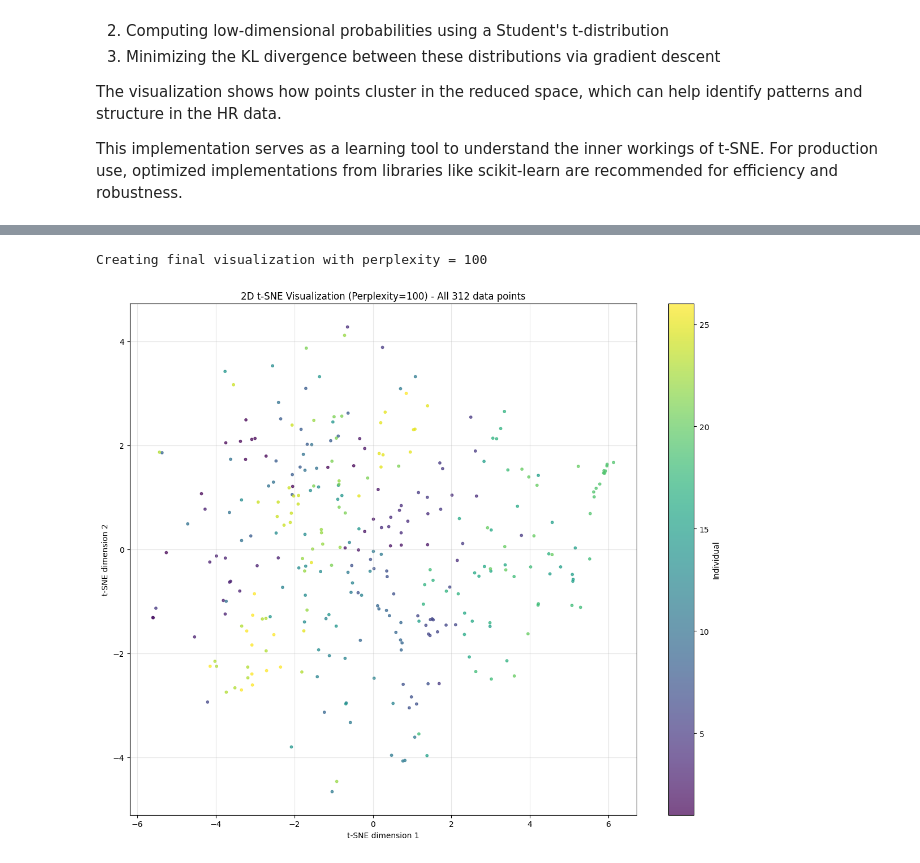
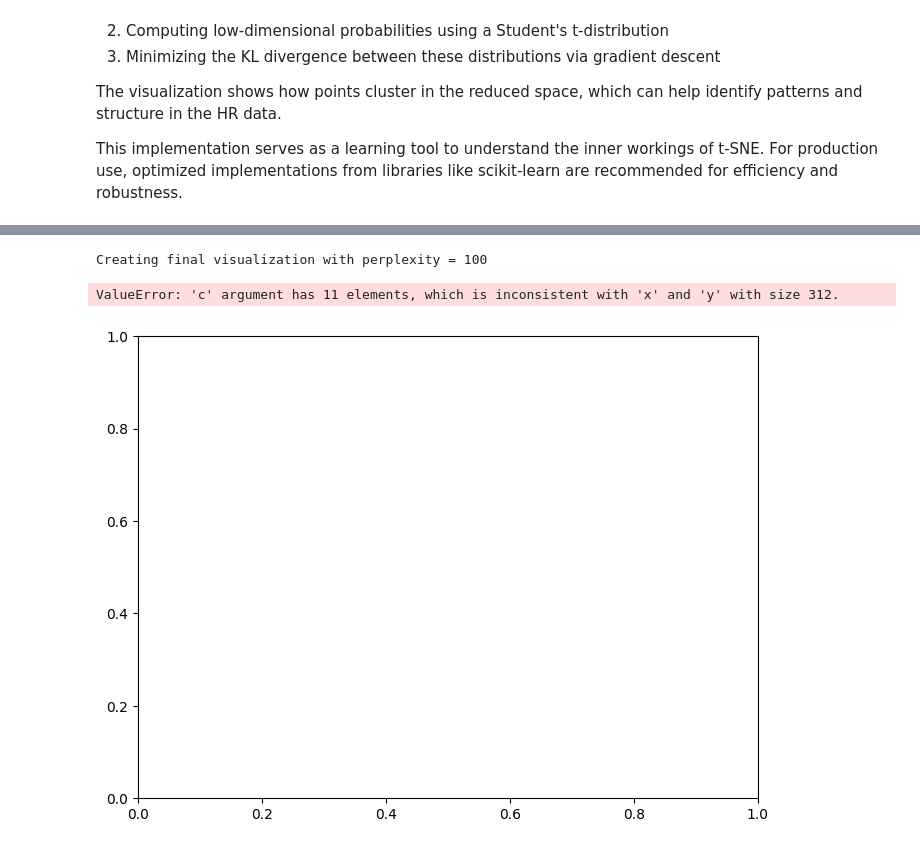
Before and after one commit to AlessandroLongo23/02582-Computational-Data-Analysis-Case-2, a Jupyter notebook: t-SNE/t-SNE.ipynb, the cells around one changed output, grey strips where cells are left out. Cells and saved outputs as stored; diff of their text form; code cells hidden in the pictures.

```diff
--- a/t-SNE/t-SNE.ipynb
+++ b/t-SNE/t-SNE.ipynb
@@ -611,0 +511,15 @@ Look for a visualization where:
+# %%
+print(f"\nRunning t-SNE on {X.shape[0]} samples with {X.shape[1]} features")
+
+# Find the best perplexity value
+n_components = 2  # Set to 2 or 3 based on your preference
+perplexity_values = [5, 15, 30, 50, 100]
+
+results = find_best_perplexity(
+    X,
+    perplexity_range=perplexity_values,
+    n_components=n_components,
+    n_iter=3000,
+    learning_rate=100.0,
+    momentum=0.9
+)
@@ -627,60 +567,45 @@ if n_components == 3:
     point_size = max(10, min(50, 1000 // sample_size))
 
     # Color points by target if available
-    if 'target' in data.columns:
-        target_values = data['target'].values[indices]
+    if 'Frustrated' in Z.columns:
+        target_values = Z['Frustrated'].values[np.arange(Z.shape[0])]
         scatter = ax.scatter(Y[:, 0], Y[:, 1], Y[:, 2], c=target_values, cmap='viridis', s=point_size, alpha=0.7)
-        plt.colorbar(scatter, label='Target')
-        plt.title(f'3D t-SNE Visualization (Perplexity={perplexity_values[-1]}) - All {sample_size} data points')
-    elif 'Individual' in data.columns:
-        individual_values = data['Individual'].values[indices]
-        scatter = ax.scatter(Y[:, 0], Y[:, 1], Y[:, 2], c=individual_values, cmap='viridis', s=point_size, alpha=0.7)
-        plt.colorbar(scatter, label='Individual')
-        plt.title(f'3D t-SNE Visualization (Perplexity={perplexity_values[-1]}) - All {sample_size} data points')
-    else:
-        ax.scatter(Y[:, 0], Y[:, 1], Y[:, 2], s=point_size, alpha=0.7)
+        plt.colorbar(scatter, label='Frustrated')
         plt.title(f'3D t-SNE Visualization (Perplexity={perplexity_values[-1]}) - All {sample_size} data points')
 
     ax.set_xlabel('t-SNE dimension 1')
     ax.set_ylabel('t-SNE dimension 2')
     ax.set_zlabel('t-SNE dimension 3')
 
     # Add a grid
     ax.grid(alpha=0.3)
 
     # Add rotation for better 3D visualization
     ax.view_init(30, 45)
     plt.savefig(f'tsne_result_final_3d.png', dpi=300)
 
     plt.tight_layout()
     plt.show()
 else:
     # 2D visualization
-    plt.figure(figsize=(12, 10))
+    plt.figure(figsize=(8, 6))
 
     point_size = max(10, min(50, 1000 // sample_size))
 
     # Color points by target if available
-    if 'target' in data.columns:
-        target_values = data['target'].values[indices]
+    if 'Frustrated' in targets_columns:
+        target_values = Z[targets_columns.index('Frustrated')]
         scatter = plt.scatter(Y[:, 0], Y[:, 1], c=target_values, cmap='viridis', s=point_size, alpha=0.7)
-        plt.colorbar(scatter, label='Target')
-        plt.title(f'2D t-SNE Visualization (Perplexity={perplexity_values[-1]}) - All {sample_size} data points')
-    elif 'Individual' in data.columns:
-        individual_values = data['Individual'].values[indices]
-        scatter = plt.scatter(Y[:, 0], Y[:, 1], c=individual_values, cmap='viridis', s=point_size, alpha=0.7)
-        plt.colorbar(scatter, label='Individual')
-        plt.title(f'2D t-SNE Visualization (Perplexity={perplexity_values[-1]}) - All {sample_size} data points')
-    else:
-        plt.scatter(Y[:, 0], Y[:, 1], s=point_size, alpha=0.7)
+        plt.colorbar(scatter, label='Frustrated')
         plt.title(f'2D t-SNE Visualization (Perplexity={perplexity_values[-1]}) - All {sample_size} data points')
 
     plt.xlabel('t-SNE dimension 1')
     plt.ylabel('t-SNE dimension 2')
     plt.grid(alpha=0.3)
     plt.tight_layout()
     plt.savefig(f'tsne_result_final_2d.png', dpi=300)
     plt.show()
 # %% [output]
 Creating final visualization with perplexity = 100
+ValueError: 'c' argument has 11 elements, which is inconsistent with 'x' and 'y' with size 312.
-[figure, old version]
+[figure, new version]
```
Also changed, not shown: parts of 6 cells of this notebook, 6 other files.
